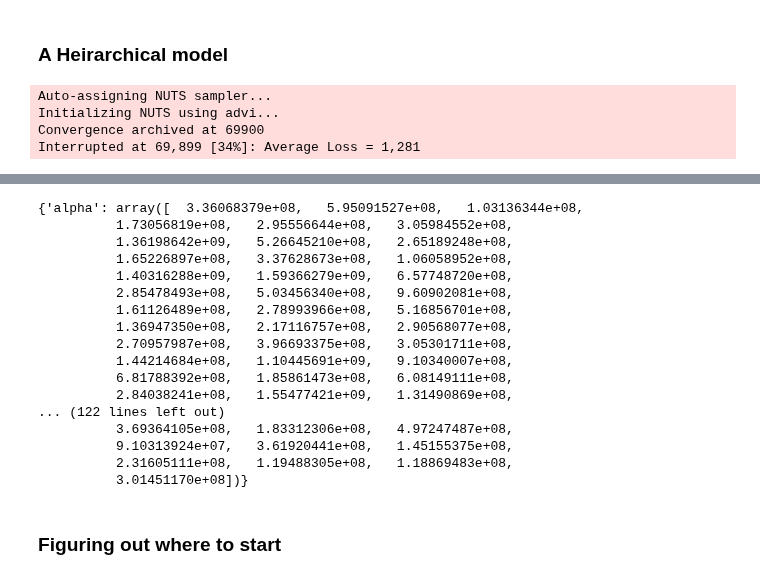
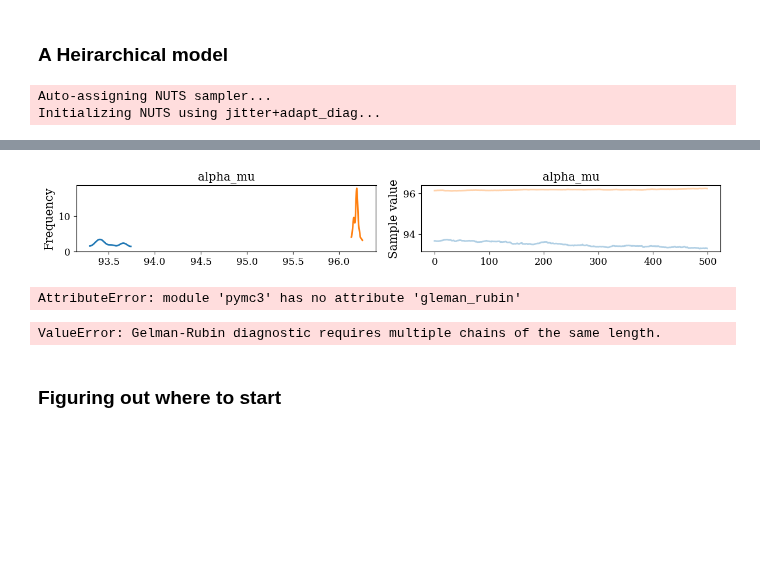
Before and after one commit to RPGroup-PBoC/mscl_survival, a Jupyter notebook: code/calibration_factor_parameter_estimation.ipynb, the cells around one changed output, grey strips where cells are left out. Drawn from its saved outputs; the diff is of its cells as text; code cells hidden in the pictures; blank space fills up the shorter version.

```diff
--- a/code/calibration_factor_parameter_estimation.ipynb
+++ b/code/calibration_factor_parameter_estimation.ipynb
@@ -245,8 +249,6 @@ n_cells = 100
 max_proteins = 200
 alpha_opt = 100
 alpha_sigma = 5
-alpha_0_opt = 10
-alpha_0 = np.random.normal(10, 2, size=n_cells)
 alpha_seed = np.random.normal(alpha_opt, alpha_sigma, size=n_cells)
 
 # Set the parent protein copy numbers and partition into children.
@@ -255,9 +257,9 @@ n_1 = np.random.binomial(n_tot, p=0.5)
 n_2 = n_tot - n_1
 
 # Compute the intensities.
-I_1 = alpha_seed * n_1
-I_2 = alpha_seed * n_2
-I_tot = alpha_seed * n_tot
+I_1 = alpha_seed * n_1 + np.random.normal(loc=0, scale=10, size=n_cells)
+I_2 = alpha_seed * n_2 + np.random.normal(loc=0, scale=10, size=n_cells)
+I_tot = alpha_seed * n_tot + np.random.normal(loc=0, scale=10, size=n_cells)
 
 # Make it a DataFrame and compute the quantity of interest.
 mothers = np.arange(0, n_cells, 1)
@@ -294,33 +296,30 @@ As expected, our theoretical result matches the simulated data. To sample Eq. 32
 ###  A Heirarchical model
 # %%
 with pm.Model() as model:
-    # Set up the hyper prior for alpha.
-    alpha_mu = pm.Uniform('alpha_mu', lower=0, upper=1000)
-    alpha_sig = mscl.mcmc.Jeffreys('alpha_sig', lower=1, upper=1E3)
+    # Define the hyperpriors.
+    alpha_mu = pm.Normal('alpha_mu', mu=alpha_opt, sd=np.sqrt(alpha_sigma))
+#     alpha_sig = mscl.mcmc.Jeffreys('alpha_sig', lower=0.1, upper=10)
 
-    # Define the low level priors
-    alpha = mscl.mcmc.ReparameterizedNormal('alpha', mu=alpha_mu, sd=alpha_sig, shape=n_cells)
-    BoundedNormal = pm.Bound(pm.Normal, lower=0)
-    ntot = pm.Normal('ntot', mu=200, sd=50, shape=n_cells)
+    # Define the low-level priors
+#     alpha = pm.Normal('alpha', mu=alpha_mu, sd=alpha_sig, shape=n_cells)
+    ntot = pm.Uniform('ntot', lower=0, upper=300, shape=n_cells)
     n1 = mscl.mcmc.GammaApproxBinomial('n1', n=ntot, p=0.5, shape=n_cells)
+    n2 = ntot - n1
 
-    # Define the observables.
-    ids = df['cell_no'].values.astype(int)
-    obs = [df['I_1'].values ,df['I_2'].values]
+    #Define the observables.
+    idx = df['cell_no'].values.astype(int)
+    obs = df.loc[:, ['I_1', 'I_2']].T.values.astype(float)
 
-    # Compute the means.
-    mu1 = alpha[ids] * n1[ids]
-    mu2 = alpha[ids] * (ntot[ids] - n1[ids])
-    mus = [mu1, mu2]
+    # Compute the expected value.
+    mu1 = alpha_mu * n1[idx]
+    mu2 = alpha_mu * (ntot[idx]  - n1[idx])
 
-    # Define the likelihood
-    like = mscl.mcmc.MarginalizedNormal('like', mu=mus, observed=obs)
-    trace = pm.sample(draws=500, tune=500, njobs=2, init='advi')
+    # Define the likelihood and sample.
+    like = mscl.mcmc.MarginalizedNormal('like', mu=[mu1, mu2], observed=obs)
+    trace = pm.sample(draws=500, tune=500, njobs=2)
 # %% [output]
 Auto-assigning NUTS sampler...
-Initializing NUTS using advi...
-Convergence archived at 69900
-Interrupted at 69,899 [34%]: Average Loss = 1,281
+Initializing NUTS using jitter+adapt_diag...
 # %%
-_ = mscl.plotting.traceplot(trace, varnames=['alpha_mu', 'alpha_sig'], dist_type='ecdf')
+_ = pm.traceplot(trace, varnames=['alpha_mu'])
 # %% [output]
@@ -328,23 +326,12 @@ _ = mscl.plotting.traceplot(trace, varnames=['alpha_mu', 'alpha_sig'], dist_type
+[figure, added]
+# %%
+pm.gleman_rubin(trace)
+# %% [output]
+AttributeError: module 'pymc3' has no attribute 'gleman_rubin'
 # %%
 pm.gelman_rubin(trace)
 # %% [output]
-{'alpha': array([  3.36068379e+08,   5.95091527e+08,   1.03136344e+08,
-          1.73056819e+08,   2.95556644e+08,   3.05984552e+08,
-          1.36198642e+09,   5.26645210e+08,   2.65189248e+08,
-          1.65226897e+08,   3.37628673e+08,   1.06058952e+08,
-          1.40316288e+09,   1.59366279e+09,   6.57748720e+08,
-          2.85478493e+08,   5.03456340e+08,   9.60902081e+08,
-          1.61126489e+08,   2.78993966e+08,   5.16856701e+08,
-          1.36947350e+08,   2.17116757e+08,   2.90568077e+08,
-          2.70957987e+08,   3.96693375e+08,   3.05301711e+08,
-          1.44214684e+08,   1.10445691e+09,   9.10340007e+08,
-          6.81788392e+08,   1.85861473e+08,   6.08149111e+08,
-          2.84038241e+08,   1.55477421e+09,   1.31490869e+08,
-... (122 lines left out)
-          3.69364105e+08,   1.83312306e+08,   4.97247487e+08,
-          9.10313924e+07,   3.61920441e+08,   1.45155375e+08,
-          2.31605111e+08,   1.19488305e+08,   1.18869483e+08,
-          3.01451170e+08])}
+ValueError: Gelman-Rubin diagnostic requires multiple chains of the same length.
 # %% [markdown]
 ### Figuring out where to start
 # %%
```
Also changed, not shown: parts of 5 cells of this notebook, 1 other file.
